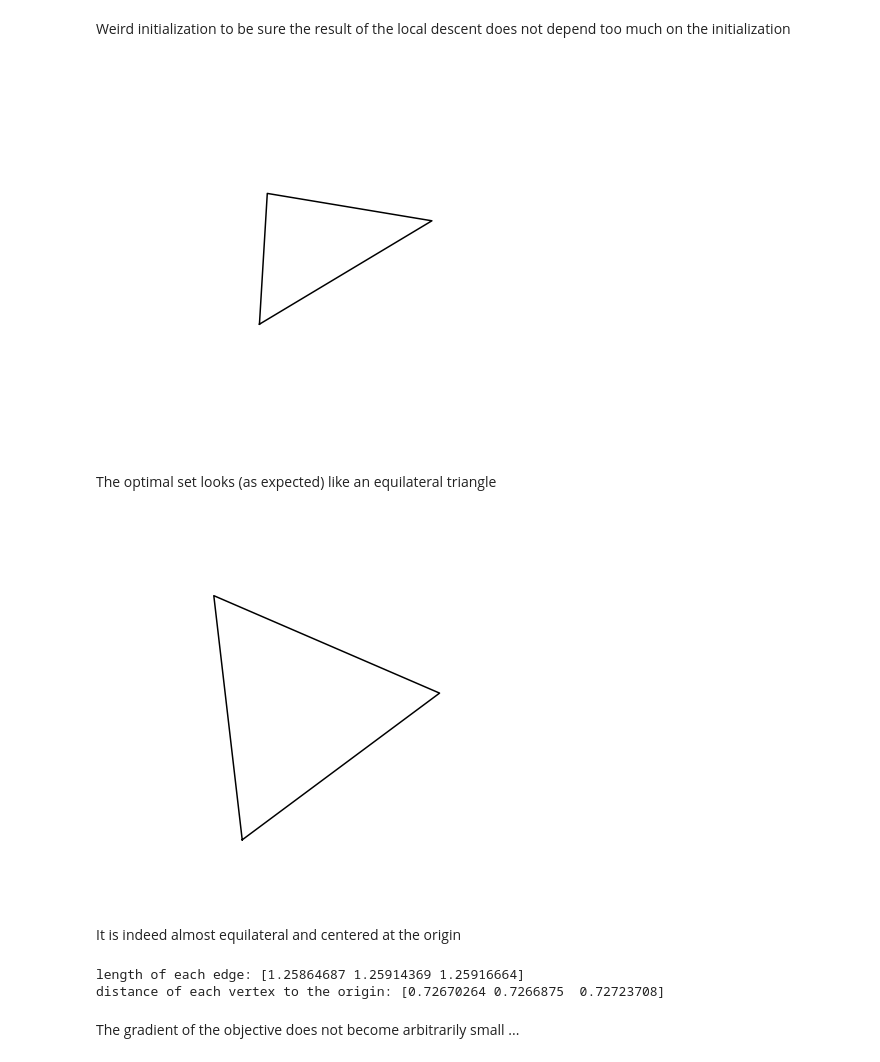
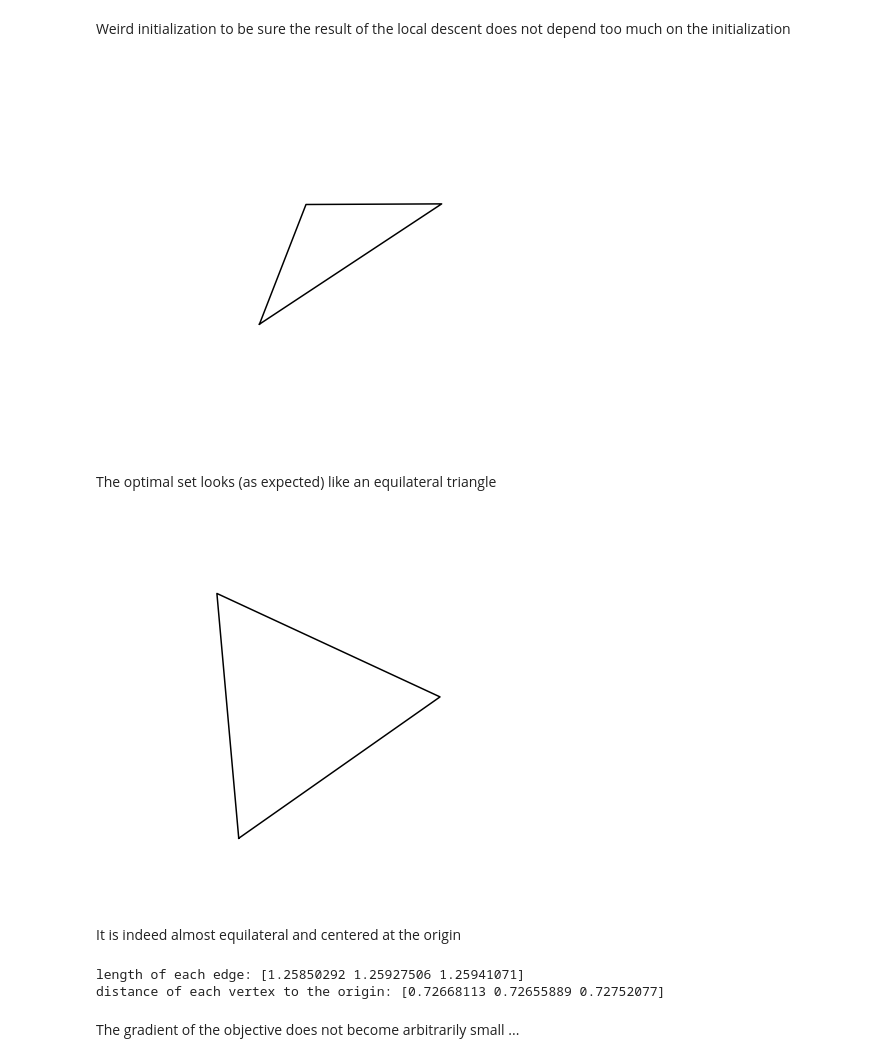
Before and after one commit to rpetit/PyCheeger, a Jupyter notebook: experiments/test_polygon_regularity.ipynb, the cells around one changed output. Drawn from its saved outputs; the diff is of its cells as text; code cells hidden in the pictures.

```diff
--- a/experiments/test_polygon_regularity.ipynb
+++ b/experiments/test_polygon_regularity.ipynb
@@ -53,12 +53,12 @@ Weird initialization to be sure the result of the local descent does not depend
 # %%
 theta = pi / 3
 rot = np.array([[cos(theta), -sin(theta)], [sin(theta), cos(theta)]])
-boundary_vertices = (rot @ np.array([[-0.4, 0], [0.2, 0.3], [0.5, -0.5]]).T).T
+boundary_vertices = (rot @ np.array([[-0.4, 0], [0.25, 0.1], [0.6, -0.5]]).T).T
 simple_set = SimpleSet(boundary_vertices)
 
 plot_simple_set(simple_set)
 # %% [output]
-[figure, old version]
+[figure, new version]
 # %%
 num_boundary_vertices = 3
 max_tri_area = None
@@ -75,7 +75,7 @@ The optimal set looks (as expected) like an equilateral triangle
 # %%
 plot_simple_set(simple_set)
 # %% [output]
-[figure, old version]
+[figure, new version]
 # %% [markdown]
 It is indeed almost equilateral and centered at the origin
 # %%
@@ -83,8 +83,8 @@ vertices = simple_set.boundary_vertices
 print("length of each edge: {}".format(np.linalg.norm(np.roll(vertices, -1, axis=0) - vertices, axis=1)))
 print("distance of each vertex to the origin: {}".format(np.linalg.norm(vertices, axis=1)))
 # %% [output]
-length of each edge: [1.25864687 1.25914369 1.25916664]
-distance of each vertex to the origin: [0.72670264 0.7266875  0.72723708]
+length of each edge: [1.25850292 1.25927506 1.25941071]
+distance of each vertex to the origin: [0.72668113 0.72655889 0.72752077]
 # %% [markdown]
 The gradient of the objective does not become arbitrarily small ...
 # %%
```
Also changed, not shown: parts of 7 cells of this notebook, 12 other files.
